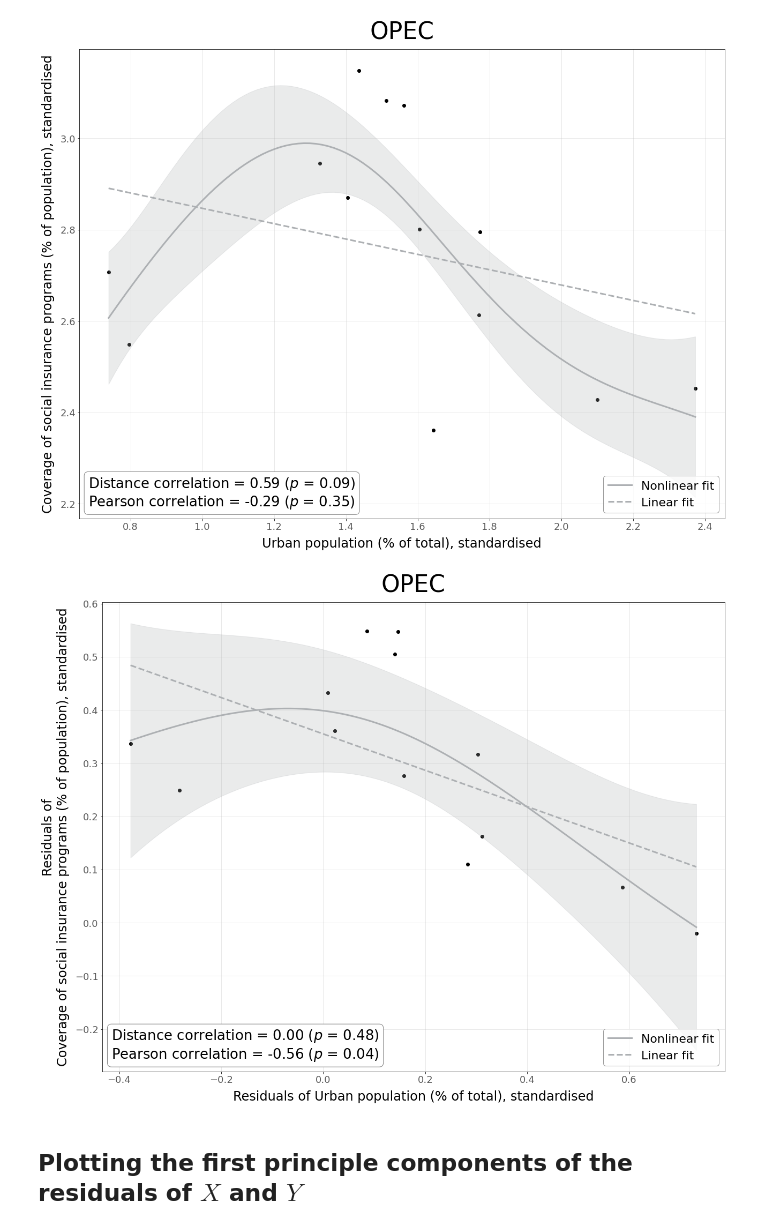
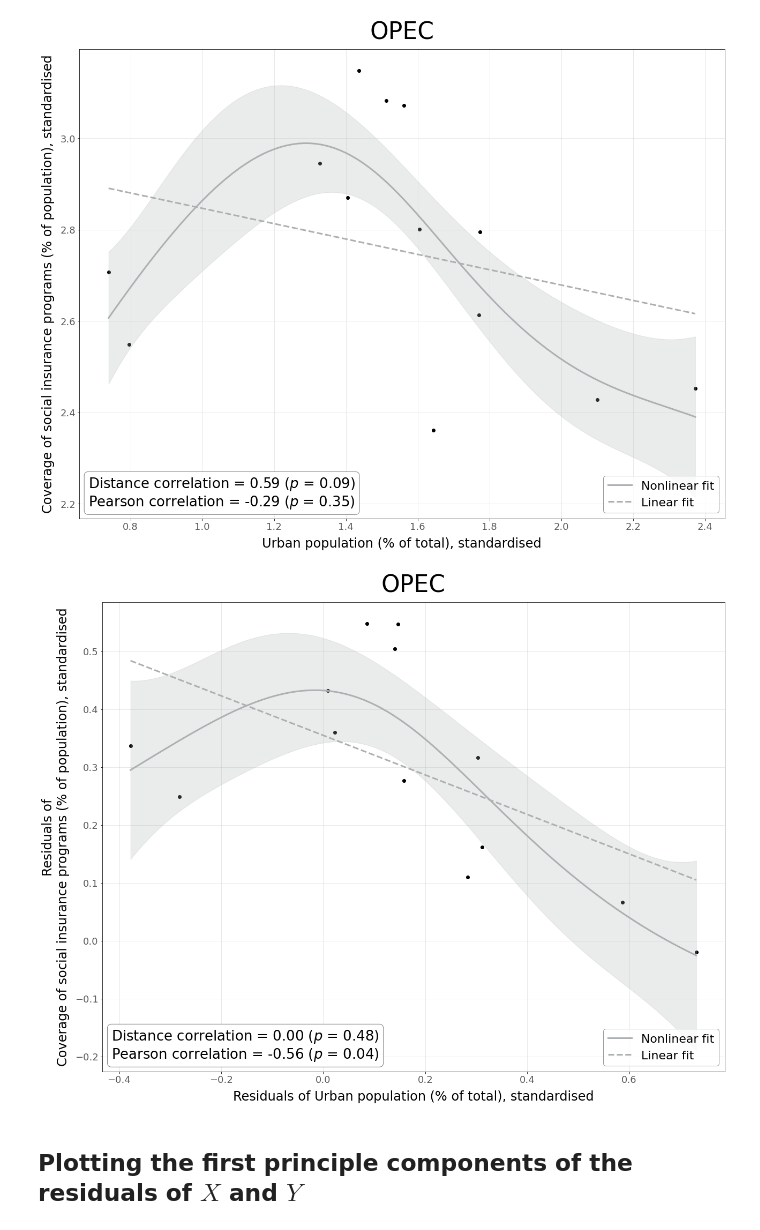
Before and after one commit to felix-laumann/SDG-networks, a Jupyter notebook: 5_Additions.ipynb, the cells around one changed output. Drawn from its saved outputs; the diff is of its cells as text; code cells hidden in the pictures.

```diff
--- a/5_Additions.ipynb
+++ b/5_Additions.ipynb
@@ -609,39 +609,39 @@ else:
     # fitting non-linear function to data
     kernel = Matern(nu=2.5)
     #kernel = RBF(length_scale=1)
-    gpr_x = GaussianProcessRegressor(kernel=kernel, n_restarts_optimizer=100, alpha=0.025)
+    gpr_x = GaussianProcessRegressor(kernel=kernel, n_restarts_optimizer=100, alpha=1e-2)
     gpr_x.fit(x, y)
     x_ = np.linspace(min(x), max(x), 100)
     y_mean_gpr, y_std_gpr = gpr_x.predict(x_, return_std=True)
 
     plt.plot(x_, y_mean_gpr, '#adb0b3', lw=3, ls='-', label='Nonlinear fit')
     plt.fill_between(x_.flatten(), y_mean_gpr.flatten()-1.96*y_std_gpr, y_mean_gpr.flatten()+1.96*y_std_gpr, interpolate=True, alpha=0.25, color='#adb0b3')
 
     # fitting linear function to data
     linreg = LinearRegression()
     linreg.fit(x, y)
     y_mean_linreg = linreg.predict(x_)
     plt.plot(x_, y_mean_linreg, '#adb0b3', lw=3, ls='--', label='Linear fit')
 
     plt.xlabel(r'Residuals of {}, standardised'.format(info[info[0]==ind_0][2].to_list()[0]), fontsize=24, labelpad=10)
     plt.ylabel('Residuals of\n{}, standardised'.format(info[info[0]==ind_1][2].to_list()[0]), fontsize=24, labelpad=10)
     plt.xticks(size=18, alpha=0.65)
     plt.yticks(size=18, alpha=0.65)
     plt.title('{}'.format(group), y=1.015, fontdict={'fontsize': 44})
 
     textstr = '\n'.join((
         'Distance correlation = %.2f ($p$ = %.2f)' % (d_cor, d_cor_test.p_value),
         'Pearson correlation = %.2f ($p$ = %.2f)' % (p_cor[0], p_cor[1])))
     props = dict(boxstyle='round', facecolor='white', edgecolor='grey')
-    plt.text(-0.415, -0.255, textstr, fontsize=26, bbox=props)
+    plt.text(-0.415, -0.2035, textstr, fontsize=26, bbox=props)
 
     plt.grid(alpha=0.35)
     plt.legend(loc=4, fontsize=22, edgecolor='grey')
     plt.tight_layout()
     plt.savefig('distance_cor/conditioning_after_2.png', format='png')
     plt.show()
 # %% [output]
-[figure, old version]
+[figure, new version]
 # %% [markdown]
 ## Plotting the first principle components of the residuals of $X$ and $Y$
 # %%
```
